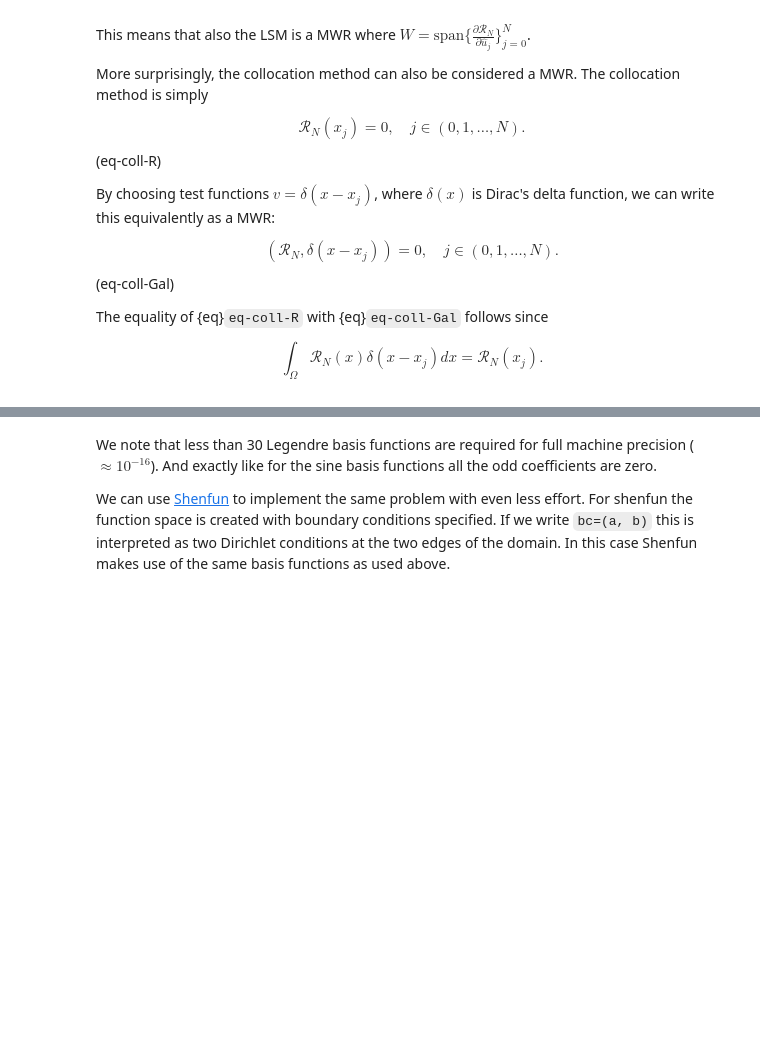
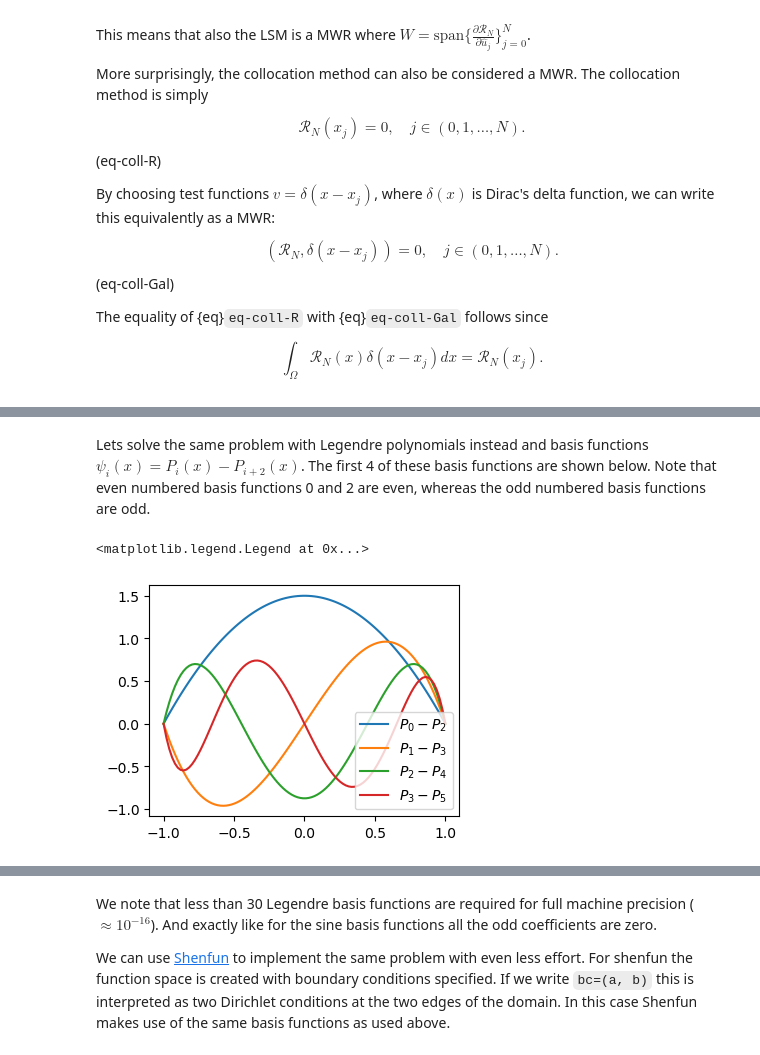
Before and after one commit to MATMEK-4270/matmek4270-book, a Jupyter notebook: lecture11.ipynb, the cells around one changed output, grey strips where cells are left out. Saved outputs shown, nothing was run; the diff lists cells and outputs as text; code cells hidden in the pictures; blank space fills up the shorter version.

```diff
--- a/lecture11.ipynb
+++ b/lecture11.ipynb
@@ -223 +227,14 @@ ax2.legend([f"$\psi_{i}(x)$" for i in range(1, 6, 2)]);
+# %% [markdown]
+Lets solve the same problem with Legendre polynomials instead and basis functions $\psi_i(x) = P_i(x)-P_{i+2}(x)$. The first 4 of these basis functions are shown below. Note that even numbered basis functions 0 and 2 are even, whereas the odd numbered basis functions are odd.
+# %%
+from numpy.polynomial import Legendre as Leg
+psi = lambda j: Leg.basis(j)-Leg.basis(j+2)
+xj = np.linspace(-1, 1, 100)
+plt.figure(figsize=(4, 3))
+for i in range(4):
+    plt.plot(xj, psi(i)(xj))
+plt.legend(['$P_0-P_2$', '$P_1-P_3$', '$P_2-P_4$', '$P_3-P_5$'])
+# %% [output]
+<matplotlib.legend.Legend at 0x...>
+[figure, added]
 # %% [markdown]
```
Also changed, not shown: parts of 26 cells of this notebook.
